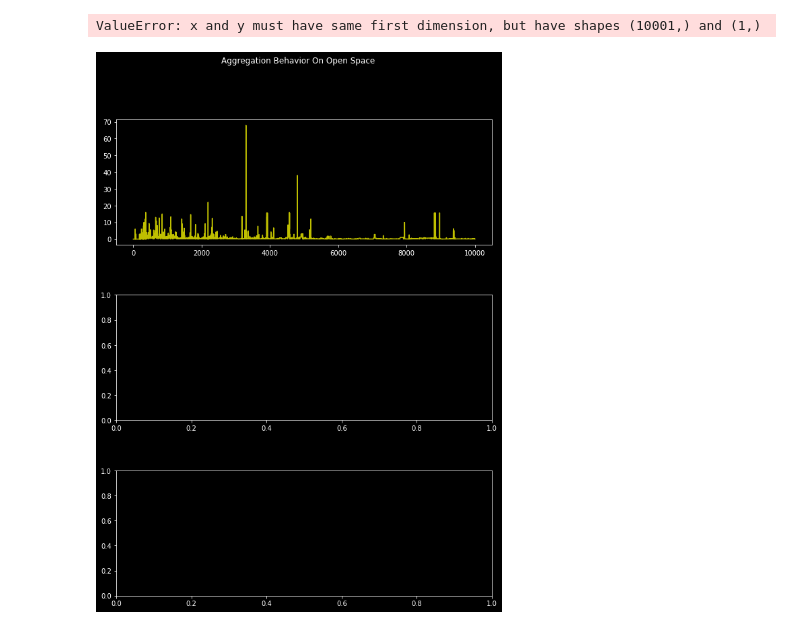
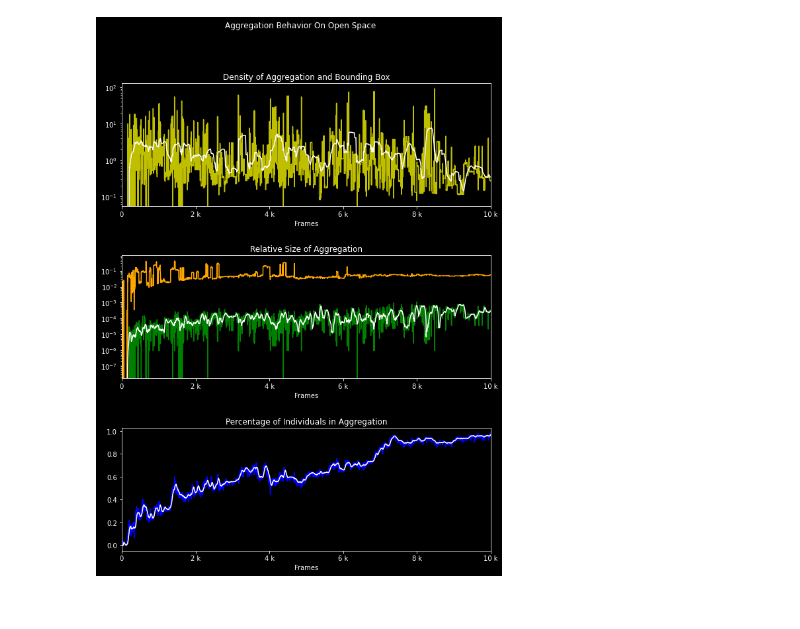
Before and after one commit to oliverweissl/CollectiveIntelligence-Project, a Jupyter notebook: Aggregation/analysis.ipynb, the cells around one changed output. Drawn from its saved outputs; the diff is of its cells as text; code cells hidden in the pictures.

```diff
--- a/Aggregation/analysis.ipynb
+++ b/Aggregation/analysis.ipynb
@@ -50,7 +50,9 @@ def get_agg_density(data, rnge):
         Mx.append([min_x,max_x,avg_x])
         My.append([min_y,max_y,avg_y])
 
-        bbox=(max_x-min_x)*(max_y-min_y)
+        b= (max_x-min_x)*(max_y-min_y)
+        b_s = b/(rnge**2) if b > 0 else 0
+        bbox.append(b_s)
         t_s = area / (rnge**2) if area > 0 else 0
         total_size.append(t_s)
 
@@ -69,34 +71,35 @@ plt.subplots_adjust(hspace = .4)
 
 
 
 ax[0].plot(range(fin[-1]),fin[2],color = "y")#density
-ax[0].plot(range(fin[-1]),fin[5],color = "o")
 ax[0].plot(range(fin[-1]),moving_average(fin[2],n=200, dim=len(fin[2])),color = "w")#density
 
 ax[1].plot(range(fin[-1]),fin[3],color = "g")#total size
+ax[1].plot(range(fin[-1]),fin[5],color = "orange")
 ax[1].plot(range(fin[-1]),moving_average(fin[3],n=50, dim=len(fin[3])),color = "w")#total size
+
 
 ax[2].plot(range(fin[-1]),fin[4],color = "b")#percentaeg
 ax[2].plot(range(fin[-1]),moving_average(fin[4],n=50, dim=len(fin[4])),color = "w")#percentaeg
 
-ax[0].set_title("Density of Aggregation")
+ax[0].set_title("Density of Aggregation and Bounding Box")
 ax[1].set_title("Relative Size of Aggregation")
 ax[2].set_title("Percentage of Individuals in Aggregation")
 
 ax[0].set_yscale('log')
 ax[1].set_yscale('log')
+
 
 
 
 for i in range(3):
     ax[i].xaxis.set_major_formatter(ticker.EngFormatter())
     ax[i].set_xlim((0,10000))
     ax[i].set_xlabel("Frames")
 
 
 
 
 plt.savefig(f"plots/X.png",dpi=300, transparent = True)
 # %% [output]
-ValueError: x and y must have same first dimension, but have shapes (10001,) and (1,)
-[figure, old version]
+[figure, new version]
```
Also changed, not shown: 3 other files.
